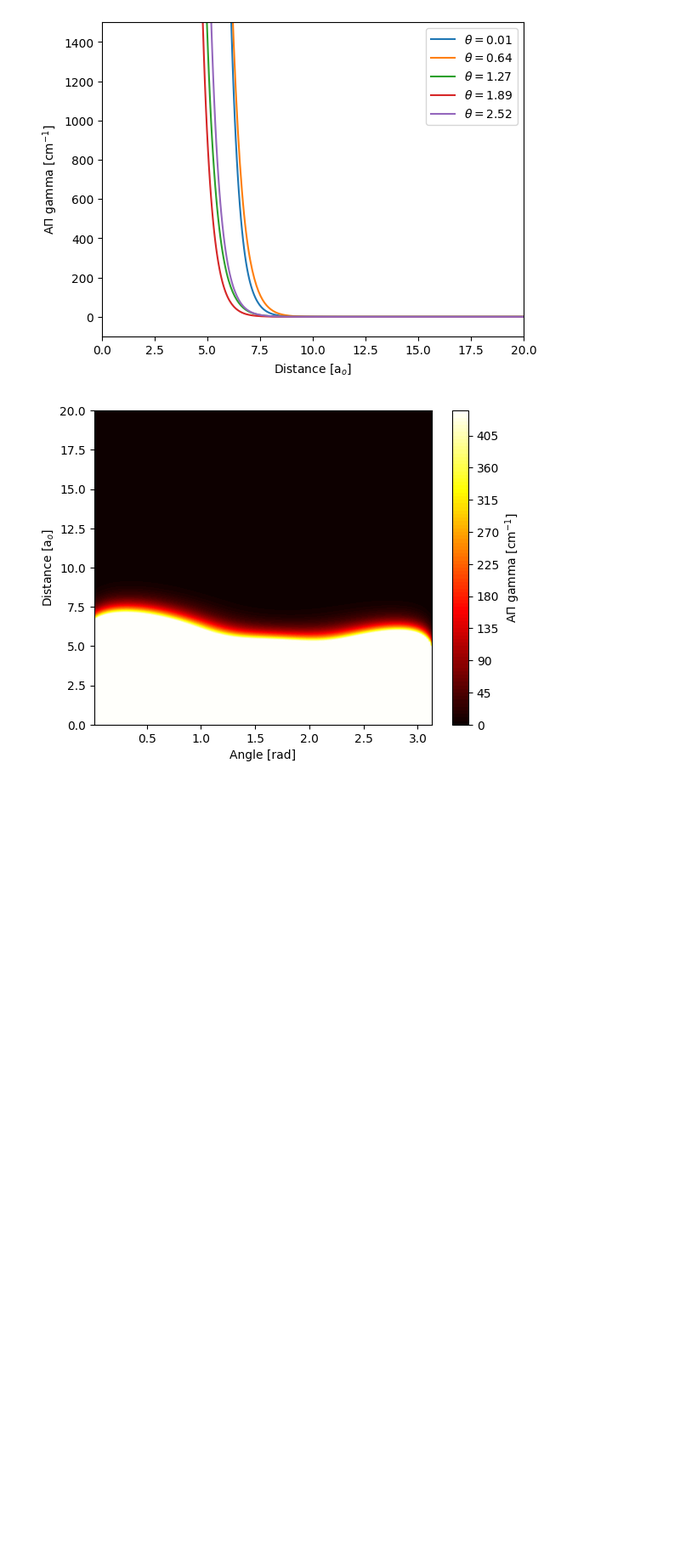
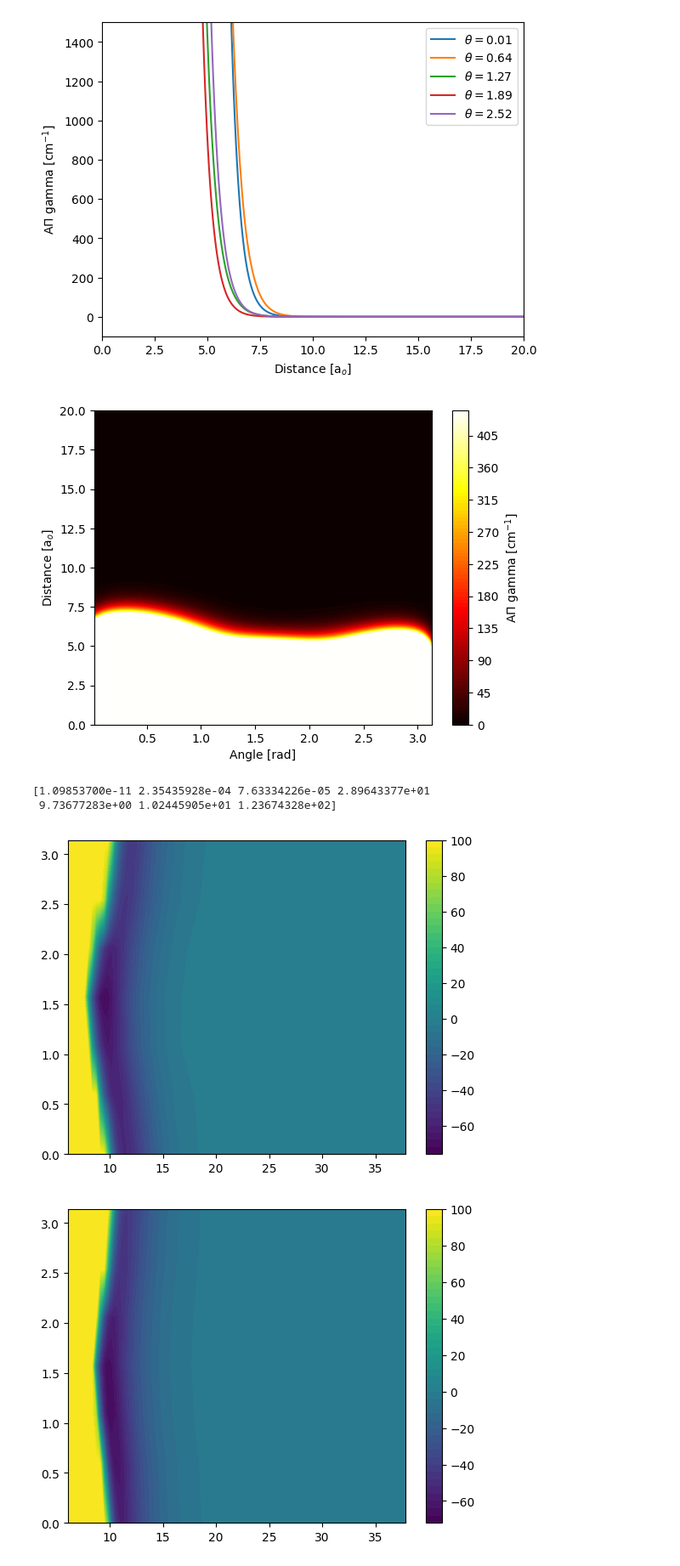
Before and after one commit to Wleter/NeOcs, a Jupyter notebook: analysis/potentials.ipynb, the cells around one changed output. Shown at 85% size. Saved outputs shown, nothing was run; the diff lists cells and outputs as text; code cells hidden in the pictures; blank space fills up the shorter version.

```diff
--- a/analysis/potentials.ipynb
+++ b/analysis/potentials.ipynb
@@ -130,0 +177,48 @@ Text(0, 0.5, 'A$\\Pi$ gamma [cm$^{-1}$]')
+# %%
+import scipy.optimize as opt
+
+def fit_potential(r_theta, d6_o, d6_c, d6_s, re_o, re_c, re_s, sigma):
+    r_o, r_c, r_s = 3.1787, 0.9908, -1.957
+    potential = Potential(r_o, r_c, r_s, d6_o, d6_c, d6_s, re_o, re_c, re_s, sigma)
+
+    return potential.value(r_theta[0], r_theta[1])
+
+theta, r, pot = load_from_file("../potentials/", "potential.dat")
+theta = np.array(theta)
+r = np.array(r)
+pot = np.array(pot)
+
+r = r[10:]
+pot = pot[:, 10:]
+
+theta_mesh, r_mesh = np.meshgrid(theta, r, indexing="ij")
+
+p0 = [25 * CM_INV, 25 * CM_INV, 25 * CM_INV,
+    8, 8, 9,
+    100]
+p, err = opt.curve_fit(fit_potential, (r_mesh.ravel(), theta_mesh.ravel()), pot.ravel(), p0, method='dogbox')
+# %%
+theta, r, pot = load_from_file("../potentials/", "potential.dat")
+theta = np.array(theta)
+r = np.array(r)
+pot = np.array(pot)
+
+theta_mesh, r_mesh = np.meshgrid(theta, r, indexing="ij")
+
+potential = np.clip(pot / CM_INV, -1000, 100)
+
+fig, ax = plt.subplots()
+CS = ax.contourf(r, theta, potential, levels=50)
+cbar = fig.colorbar(CS)
+
+potential = np.clip(fit_potential((r_mesh, theta_mesh), *p) / CM_INV, -1000, 100)
+fig, ax = plt.subplots()
+CS = ax.contourf(r, theta, potential, levels=50)
+cbar = fig.colorbar(CS)
+
+print(p)
+# %% [output]
+[1.09853700e-11 2.35435928e-04 7.63334226e-05 2.89643377e+01
+ 9.73677283e+00 1.02445905e+01 1.23674328e+02]
+[figure, added]
+[figure, added]
```
Also changed, not shown: parts of 1 cell of this notebook, 14 other files.
